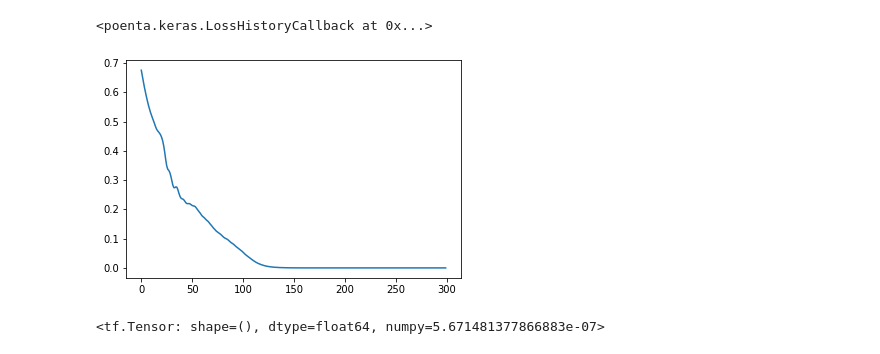
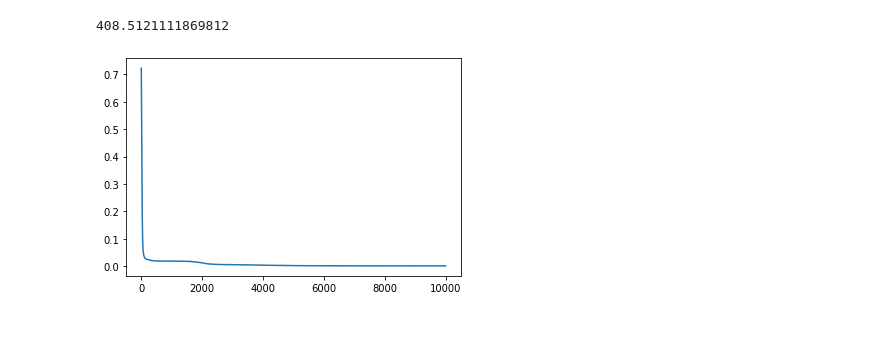
Before and after one commit to Miatto-research-group/Poenta, a Jupyter notebook: Single_NOON_GKP.ipynb, the cells around one changed output. Drawn from its saved outputs; the diff is of its cells as text; code cells hidden in the pictures; blank space fills up the shorter version.

```diff
--- a/Single_NOON_GKP.ipynb
+++ b/Single_NOON_GKP.ipynb
@@ -2,18 +2,23 @@
 import numpy as np
 import tensorflow as tf
 from poenta.circuit import Circuit
+import time
 
-state_in = np.zeros(10, dtype=np.complex128)
+state_in = np.zeros(8, dtype=np.complex128)
 state_in[0] = 1
-target_out = np.zeros(10, dtype=np.complex128)
+target_out = np.zeros(8, dtype=np.complex128)
 target_out[1] = 1
 
 def loss(target, output):
-    return 1 - tf.abs(tf.reduce_sum(output * tf.math.conj(target))) ** 2
+    return  1 - tf.abs(tf.reduce_sum(output * tf.math.conj(target)))**2
 
-device = Circuit(num_layers=5, num_modes=1, num_seed = 665, dtype=tf.complex128)
+device = Circuit(num_layers=8, num_modes=1, num_seed = 665, dtype=tf.complex128)
 tuple_in_out = (state_in,target_out),
 device.set_input_output_pairs(*tuple_in_out)
+start = time.time()
 device.optimize(loss, steps=5000)
+end = time.time()
+print(end - start)
+final_state = device.show_final_state(state_in)
 # %% [output]
 [interactive output not drawn]
@@ -27,14 +45,18 @@ from poenta.circuit import Circuit
 state_in = np.zeros((10,10), dtype=np.complex128)
 state_in[0,0] = 1
 target_out = np.zeros((10,10), dtype=np.complex128)
-target_out[1,0] = 1
+target_out[5,0] = 1/np.sqrt(2)
+target_out[0,5] = 1/np.sqrt(2)
 
 def loss(target, output):
     return 1 - tf.abs(tf.reduce_sum(output * tf.math.conj(target))) ** 2
 
-device = Circuit(num_layers=5, num_modes=2, num_seed = 665, dtype=tf.complex128)
+device = Circuit(num_layers=20, num_modes=2, num_seed = 665, dtype=tf.complex128)
 tuple_in_out = (state_in,target_out),
 device.set_input_output_pairs(*tuple_in_out)
+start = time.time()
 device.optimize(loss, steps=5000)
+end = time.time()
+print(end - start)
 # %% [output]
 [interactive output not drawn]
@@ -43,33 +132,24 @@ device.optimize(loss, steps=5000)
 # %%
 import numpy as np
 import tensorflow as tf
 from poenta.circuit import Circuit
 
 state_in = np.zeros(50, dtype=np.complex128)
 state_in[0] = 1
-target_out = np.zeros(50, dtype=np.complex128)
-target_out[0] = 0.661
-target_out[2] = -0.343
-target_out[4] = 0.253
-target_out[6] = -0.368
-target_out[8] = 0.377
-target_out[10] = 0.323
-target_out[12] = 0.365
+target_out = hex_GKP(1, 10, 0.3, 50, nmax=7)
 
 
 def loss(target, output):
     return 1 - tf.abs(tf.reduce_sum(output * tf.math.conj(target))) ** 2
 
-device = Circuit(num_layers=25, num_modes=1, num_seed = 663, dtype=tf.complex128)
+device = Circuit(num_layers=25, num_modes=1, num_seed = 665, dtype=tf.complex128)
 tuple_in_out = (state_in,target_out),
 device.set_input_output_pairs(*tuple_in_out)
-device.optimize(loss, steps=300)
-final_state = device.show_final_state(state_in)
+start = time.time()
+device.optimize(loss, steps=10000)
+end = time.time()
+print(end - start)
 # %% [output]
 [interactive output not drawn]
-<poenta.keras.LossHistoryCallback at 0x...>
+408.5121111869812
-[figure, old version]
+[figure, new version]
-# %%
-loss(s,target_out)
-# %% [output]
-<tf.Tensor: shape=(), dtype=float64, numpy=5.671481377866883e-07>
```
Also changed, not shown: parts of 6 cells of this notebook, 2 other files.
